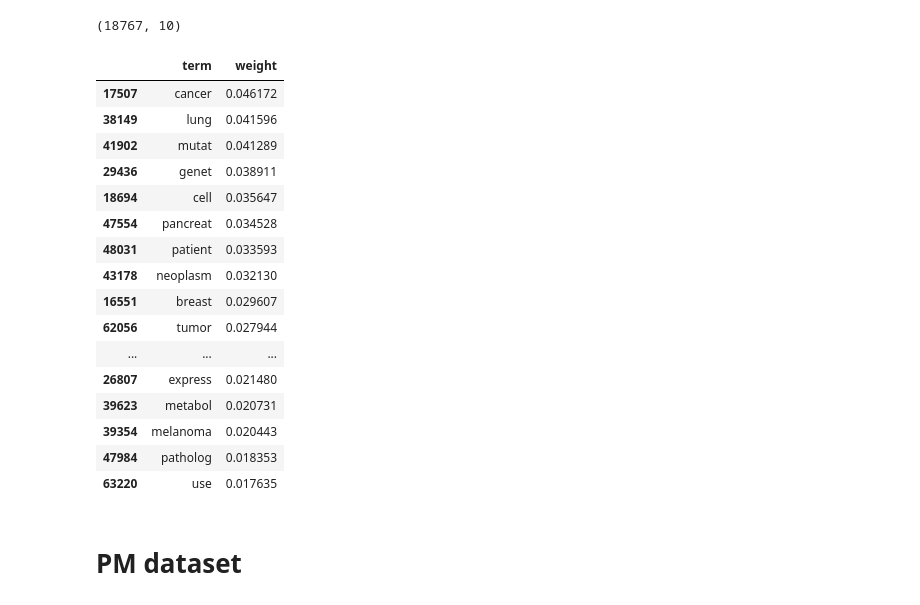
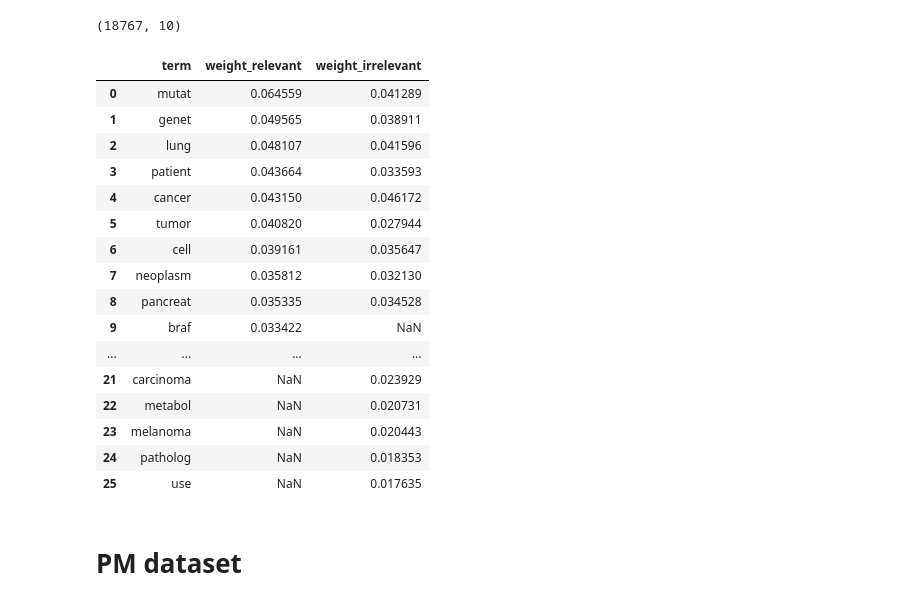
Before and after one commit to hyperlist/trec-pm, a Jupyter notebook: notebooks/tfidf.ipynb, the cells around one changed output. Saved outputs shown, nothing was run; the diff lists cells and outputs as text; code cells hidden in the pictures.

```diff
--- a/notebooks/tfidf.ipynb
+++ b/notebooks/tfidf.ipynb
@@ -103,4 +103,4 @@ relevantSet.shape
 (3875, 10)
 # %%
 weightsPM = tfidfMeanWeight(relevantSet)
-weightsPM.sort_values(by='weight', ascending=False).head(20)
+relSet = weightsPM.sort_values(by='weight', ascending=False).head(20)
@@ -131,25 +113,28 @@ nonRelevantSet.shape
 (18767, 10)
 # %%
 weightsPM = tfidfMeanWeight(nonRelevantSet)
-weightsPM.sort_values(by='weight', ascending=False).head(20)
+nonRelSet = weightsPM.sort_values(by='weight', ascending=False).head(20)
-# %% [output]
-|  | term | weight |
-| 17507 | cancer | 0.046172 |
-| 38149 | lung | 0.041596 |
-| 41902 | mutat | 0.041289 |
-| 29436 | genet | 0.038911 |
-| 18694 | cell | 0.035647 |
-| 47554 | pancreat | 0.034528 |
-| 48031 | patient | 0.033593 |
-| 43178 | neoplasm | 0.032130 |
-| 16551 | breast | 0.029607 |
-| 62056 | tumor | 0.027944 |
-| ... | ... | ... |
-| 26807 | express | 0.021480 |
-| 39623 | metabol | 0.020731 |
-| 39354 | melanoma | 0.020443 |
-| 47984 | patholog | 0.018353 |
-| 63220 | use | 0.017635 |
+# %%
+mergedRelNonRel = pd.merge(relSet, nonRelSet, on="term", how="outer", suffixes=["_relevant", "_irrelevant"])
+mergedRelNonRel
+# %% [output]
+|  | term | weight_relevant | weight_irrelevant |
+| 0 | mutat | 0.064559 | 0.041289 |
+| 1 | genet | 0.049565 | 0.038911 |
+| 2 | lung | 0.048107 | 0.041596 |
+| 3 | patient | 0.043664 | 0.033593 |
+| 4 | cancer | 0.043150 | 0.046172 |
+| 5 | tumor | 0.040820 | 0.027944 |
+| 6 | cell | 0.039161 | 0.035647 |
+| 7 | neoplasm | 0.035812 | 0.032130 |
+| 8 | pancreat | 0.035335 | 0.034528 |
+| 9 | braf | 0.033422 | NaN |
+| ... | ... | ... | ... |
+| 21 | carcinoma | NaN | 0.023929 |
+| 22 | metabol | NaN | 0.020731 |
+| 23 | melanoma | NaN | 0.020443 |
+| 24 | patholog | NaN | 0.018353 |
+| 25 | use | NaN | 0.017635 |
 # %% [markdown]
 # PM dataset
 # %%
```
Also changed, not shown: parts of 9 cells of this notebook.
